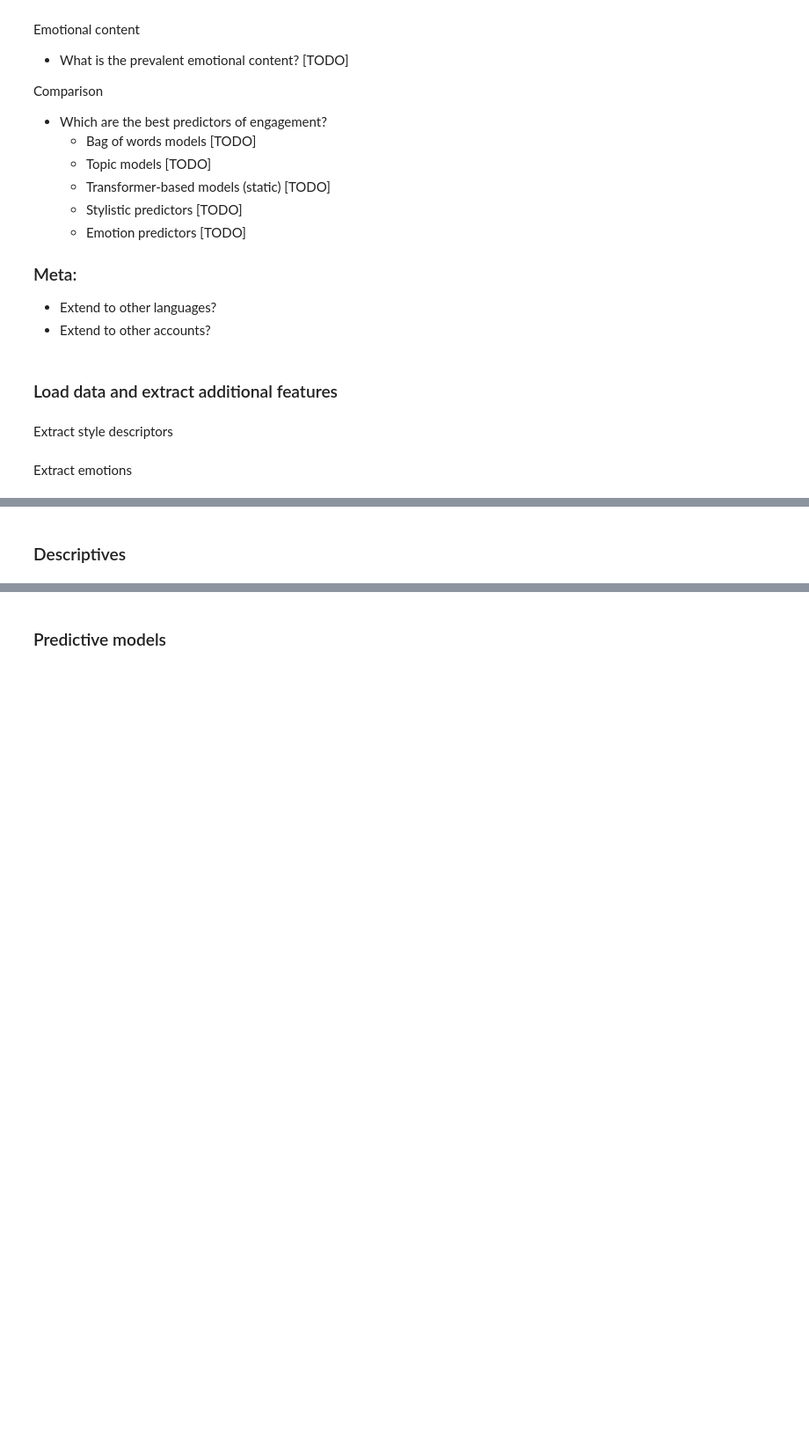
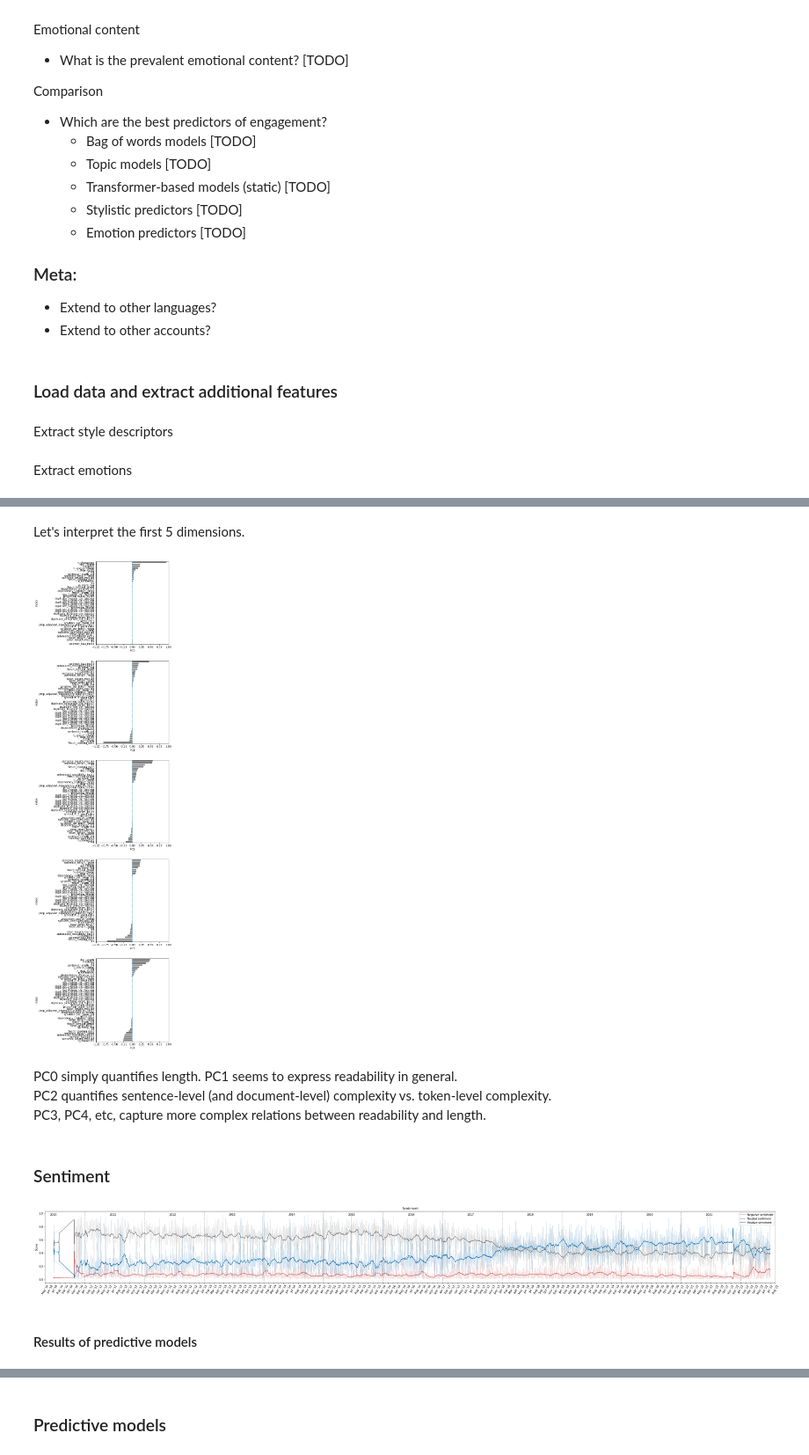
Before and after one commit to rbroc/eucomm-twitter, a Jupyter notebook: simple_analysis.ipynb, the cells around one changed output, grey strips where cells are left out. Shown at 88% size. Saved outputs shown, nothing was run; the diff lists cells and outputs as text; code cells hidden in the pictures; blank space fills up the shorter version.

```diff
--- a/simple_analysis.ipynb
+++ b/simple_analysis.ipynb
@@ -75,12 +78,17 @@ Extract emotions
 # %%
 from transformers import pipeline
 classifier = pipeline("text-classification",
-                      model="j-hartmann/emotion-english-distilroberta-base",
-                      return_all_scores=True)
+                      model='cardiffnlp/twitter-roberta-base-sentiment',
+                      #model="j-hartmann/emotion-english-distilroberta-base",
+                      return_all_scores=True, device=0,
+                      function_to_apply='softmax'
+                     )
 # %%
 def get_emo(lst):
     columns = [l['label'] for l in lst]
     vals = [l['score'] for l in lst]
     return pd.DataFrame([vals], columns=columns)
 # %%
-emos = pd.concat(df['text'].apply(lambda x: get_emo(classifier(x)[0])).tolist()) # softmaxed, or not?
+%%capture
+emos = pd.concat(df['text'].apply(lambda x:
+                                  get_emo(classifier(x)[0])).tolist())
@@ -113,0 +95,7 @@ topic_20d.shape
+# %%
+df = pd.concat([df, emos.reset_index(drop=True)], axis=1)
+df.rename({'LABEL_0': 'negative_sentiment',
+           'LABEL_1': 'neutral_sentiment',
+           'LABEL_2': 'positive_sentiment'},
+          axis=1,
+          inplace=True)
@@ -113,0 +107,6 @@ topic_20d.shape
+# %%
+import numpy as np
+from sklearn.decomposition import PCA
+X = df.fillna(0)[df.columns[34:78]]
+pca = PCA(n_components=44)
+pca.fit(X)
@@ -113,0 +126,19 @@ topic_20d.shape
+# %% [markdown]
+Let's interpret the first 5 dimensions.
+# %%
+loadings = pd.DataFrame(pca.components_.T,
+                        columns=[f'PC{i}' for i in range(44)],
+                        index=df.columns[34:78])
+fig, ax = plt.subplots(nrows=5, ncols=1, figsize=(5,34))
+for i, c in enumerate([f'PC{i}' for i in range(5)]):
+    sns.barplot(data=loadings.reset_index().sort_values(by=c, ascending=False),
+                y='index', x=c, ax=ax[i], color='grey')
+    ax[i].axvline(0, linestyle='--')
+    ax[i].set_xlim(-1,1)
+plt.show()
+# %% [output]
+[figure, added]
+# %% [markdown]
+PC0 simply quantifies length. PC1 seems to express readability in general. <br>
+PC2 quantifies sentence-level (and document-level) complexity vs. token-level complexity. <br>
+PC3, PC4, etc, capture more complex relations between readability and length.
@@ -114,2 +154,2 @@ topic_20d.shape
 # %% [markdown]
-### Descriptives
+### Sentiment
@@ -117,0 +193,8 @@ topic_20d.shape
+# %%
+plot_volume(freq='D',roll_window=30, outcomes=['negative_sentiment',
+                                               'neutral_sentiment',
+                                               'positive_sentiment'])
+# %% [output]
+[figure, added]
+# %% [markdown]
+#### Results of predictive models
```
Also changed, not shown: parts of 20 cells of this notebook, 2 other files.
